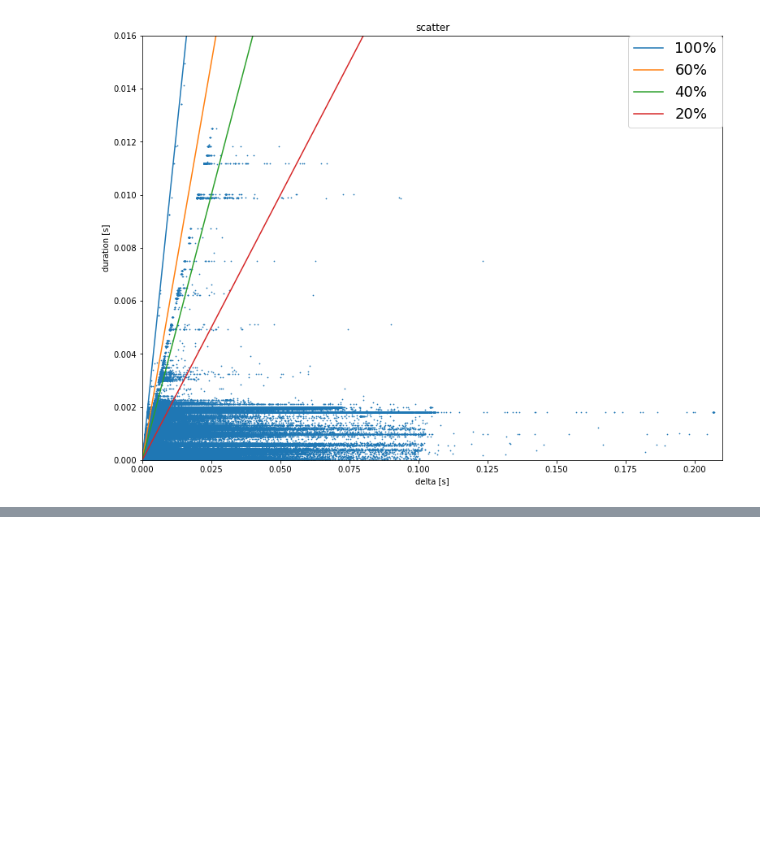
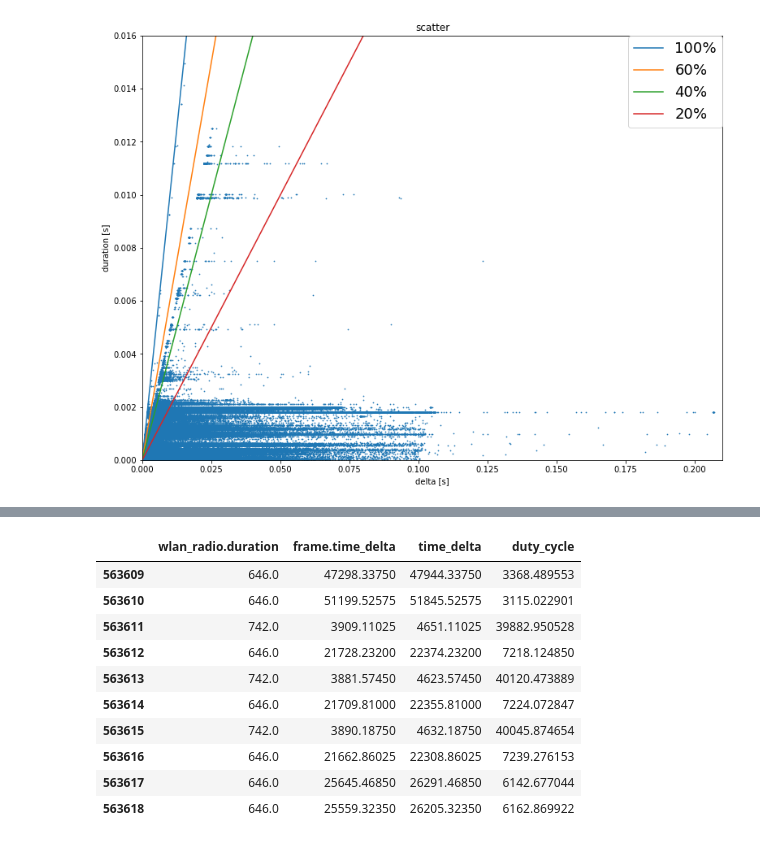
Before and after one commit to hamusita/master_research, a Jupyter notebook: simulations/simulation.ipynb, the cells around one changed output, grey strips where cells are left out. Cells and saved outputs as stored; diff of their text form; code cells hidden in the pictures; blank space fills up the shorter version.

```diff
--- a/simulations/simulation.ipynb
+++ b/simulations/simulation.ipynb
@@ -148,0 +209,15 @@ plt.bar(x, height)
+# %%
+df_f = df / 0.000004
+df_f.tail(10)
+# %% [output]
+|  | wlan_radio.duration | frame.time_delta | time_delta | duty_cycle |
+| 563609 | 646.0 | 47298.33750 | 47944.33750 | 3368.489553 |
+| 563610 | 646.0 | 51199.52575 | 51845.52575 | 3115.022901 |
+| 563611 | 742.0 | 3909.11025 | 4651.11025 | 39882.950528 |
+| 563612 | 646.0 | 21728.23200 | 22374.23200 | 7218.124850 |
+| 563613 | 742.0 | 3881.57450 | 4623.57450 | 40120.473889 |
+| 563614 | 646.0 | 21709.81000 | 22355.81000 | 7224.072847 |
+| 563615 | 742.0 | 3890.18750 | 4632.18750 | 40045.874654 |
+| 563616 | 646.0 | 21662.86025 | 22308.86025 | 7239.276153 |
+| 563617 | 646.0 | 25645.46850 | 26291.46850 | 6142.677044 |
+| 563618 | 646.0 | 25559.32350 | 26205.32350 | 6162.869922 |
```
Also changed, not shown: parts of 5 cells of this notebook.
